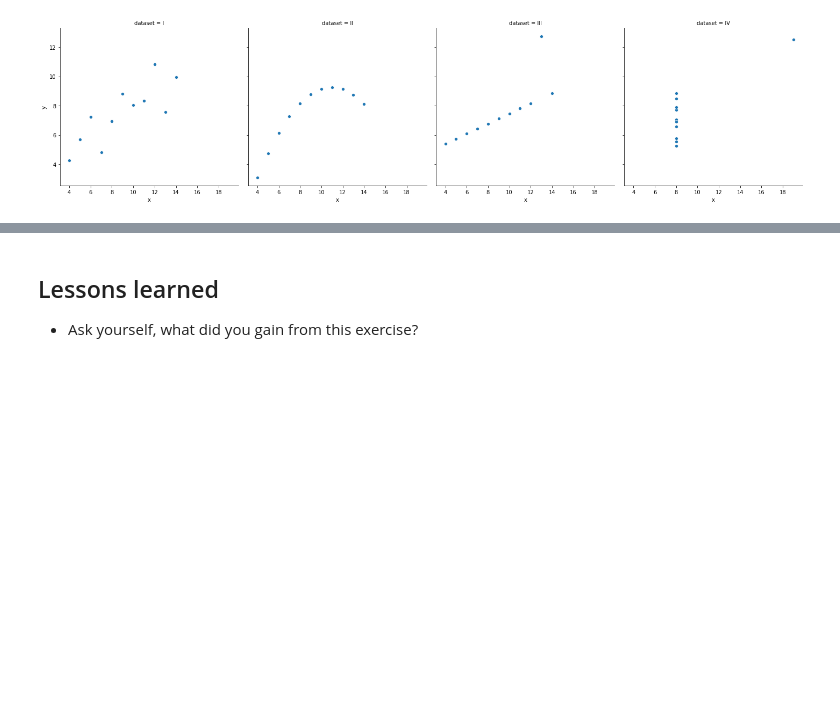
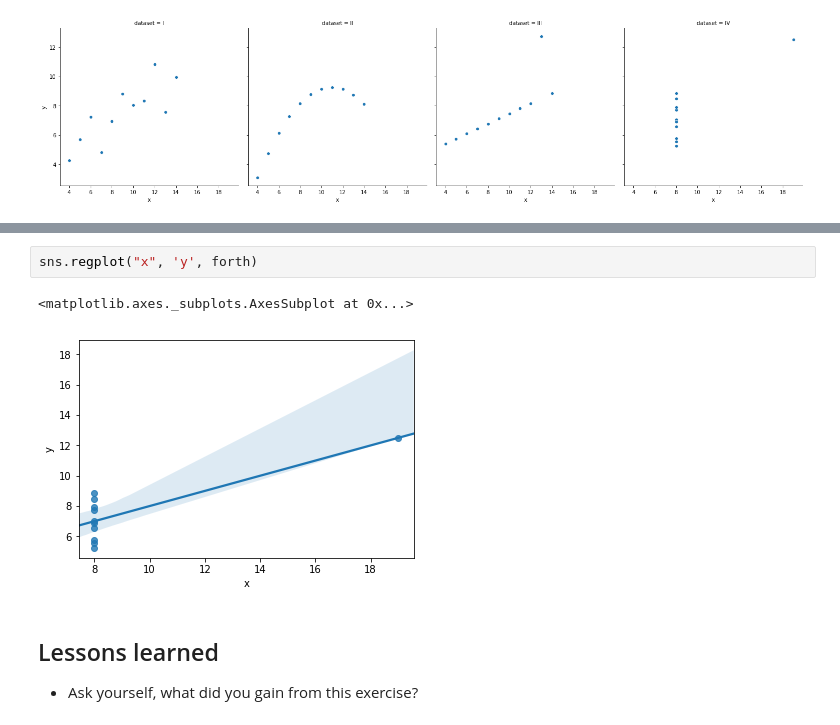
Before and after one commit to ryanorsinger/intro-to-machine-learning-workshop, a Jupyter notebook: describe-vizualize-data.ipynb, the cells around one changed output, grey strips where cells are left out. Saved outputs shown, nothing was run; the diff lists cells and outputs as text; blank space fills up the shorter version.

```diff
--- a/describe-vizualize-data.ipynb
+++ b/describe-vizualize-data.ipynb
@@ -227,3 +247,8 @@ sns.relplot(x='x', y='y', col='dataset', data=quartet)
+# %%
+sns.regplot("x", 'y', forth)
+# %% [output]
+<matplotlib.axes._subplots.AxesSubplot at 0x...>
+[figure, added]
 # %% [markdown]
 ## Lessons learned
 - Ask yourself, what did you gain from this exercise?
```
Also changed, not shown: parts of 4 cells of this notebook.
